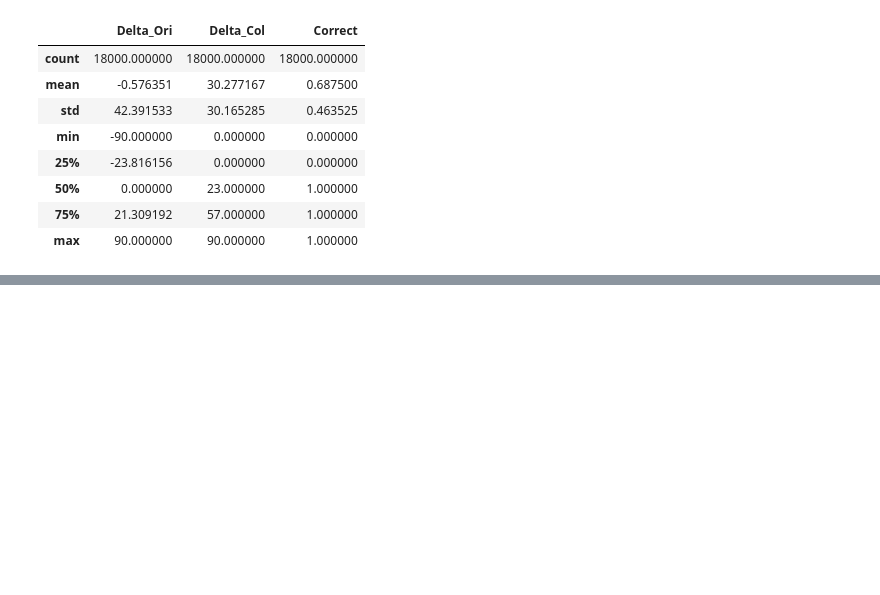
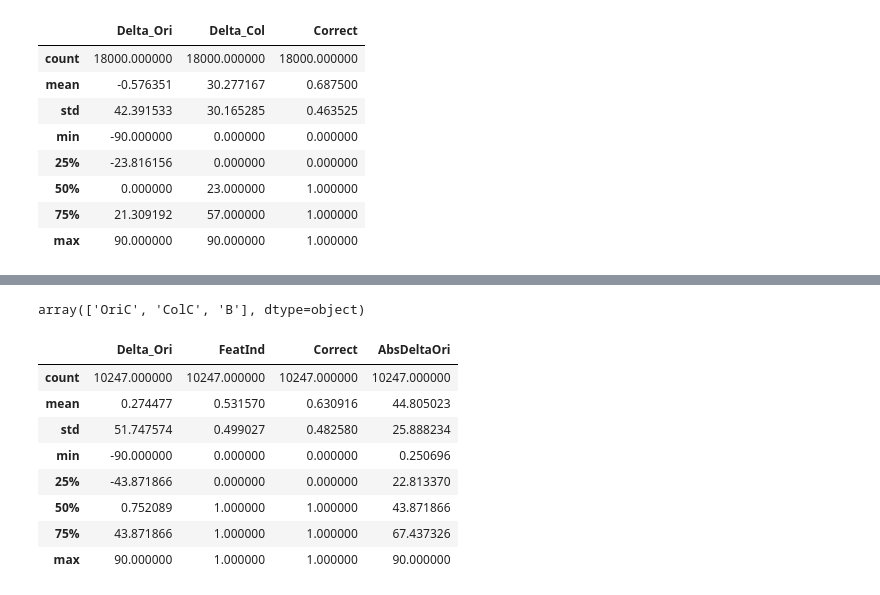
Before and after one commit to hongsups/vstm_vp, a Jupyter notebook: two_feature_performance_test.ipynb, the cells around one changed output, grey strips where cells are left out. Saved outputs shown, nothing was run; the diff lists cells and outputs as text; code cells hidden in the pictures; blank space fills up the shorter version.

```diff
--- a/two_feature_performance_test.ipynb
+++ b/two_feature_performance_test.ipynb
@@ -171,0 +216,31 @@ df3.describe()
+# %%
+df1.Feature.unique()
+# %% [output]
+array(['OriC', 'ColC', 'B'], dtype=object)
+# %%
+gb = df1.groupby('Feature')
+df1_OriC = gb.get_group('OriC')
+df1_ColC = gb.get_group('ColC')
+df1_B = gb.get_group('B')
+# %%
+df1_OriB = df1_B[df1_B.Delta_Ori!=0]
+df1_ColB = df1_B[df1_B.Delta_Col!=0]
+# %%
+df1_OriB['FeatInd'] = 1
+df1_OriC['FeatInd'] = 0
+# %%
+df1_Ori = pd.concat([df1_OriB,df1_OriC],ignore_index=True)
+df1_Ori = df1_Ori[['Subject','Delta_Ori','FeatInd','Correct']]
+df1_Ori['AbsDeltaOri']=abs(df1_Ori.Delta_Ori)
+# %%
+df1_Ori.describe()
+# %% [output]
+|  | Delta_Ori | FeatInd | Correct | AbsDeltaOri |
+| count | 10247.000000 | 10247.000000 | 10247.000000 | 10247.000000 |
+| mean | 0.274477 | 0.531570 | 0.630916 | 44.805023 |
+| std | 51.747574 | 0.499027 | 0.482580 | 25.888234 |
+| min | -90.000000 | 0.000000 | 0.000000 | 0.250696 |
+| 25% | -43.871866 | 0.000000 | 0.000000 | 22.813370 |
+| 50% | 0.752089 | 1.000000 | 1.000000 | 43.871866 |
+| 75% | 43.871866 | 1.000000 | 1.000000 | 67.437326 |
+| max | 90.000000 | 1.000000 | 1.000000 | 90.000000 |
```
Also changed, not shown: parts of 53 cells of this notebook.
